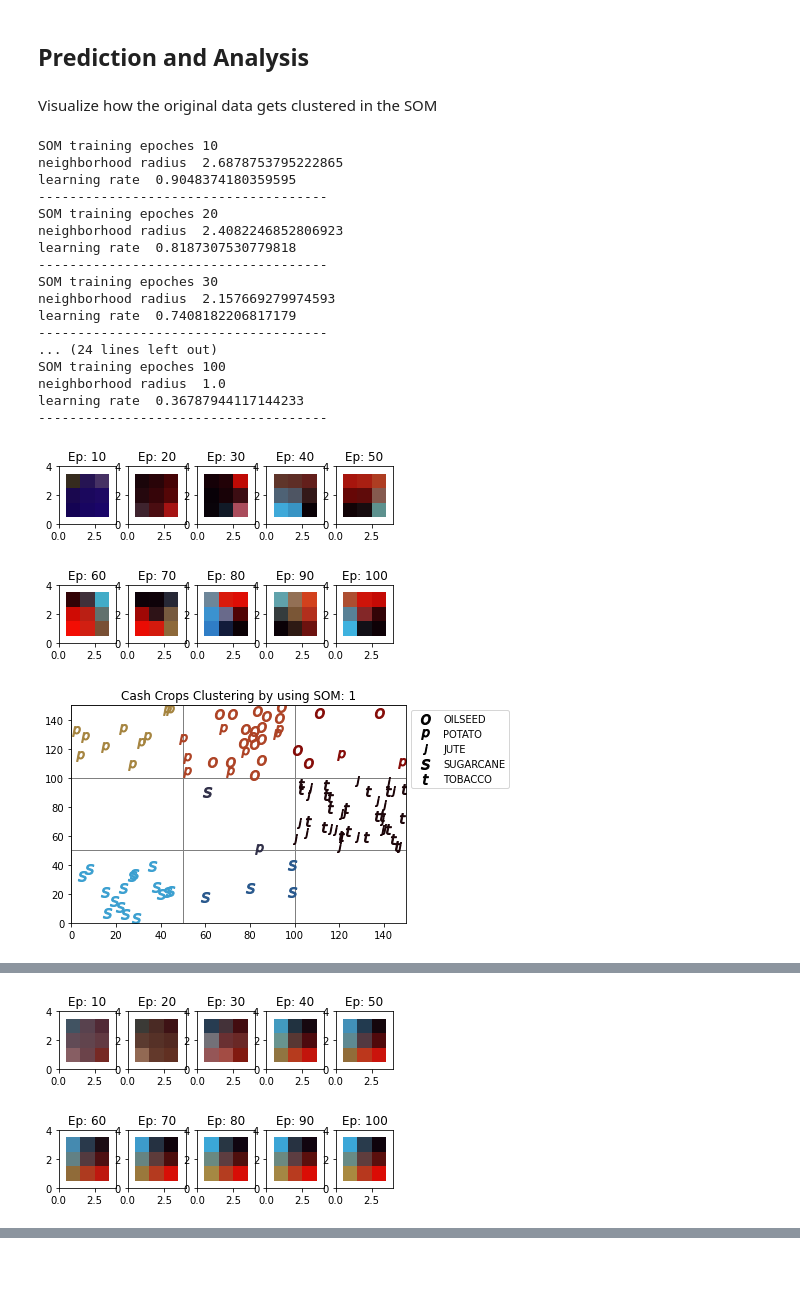
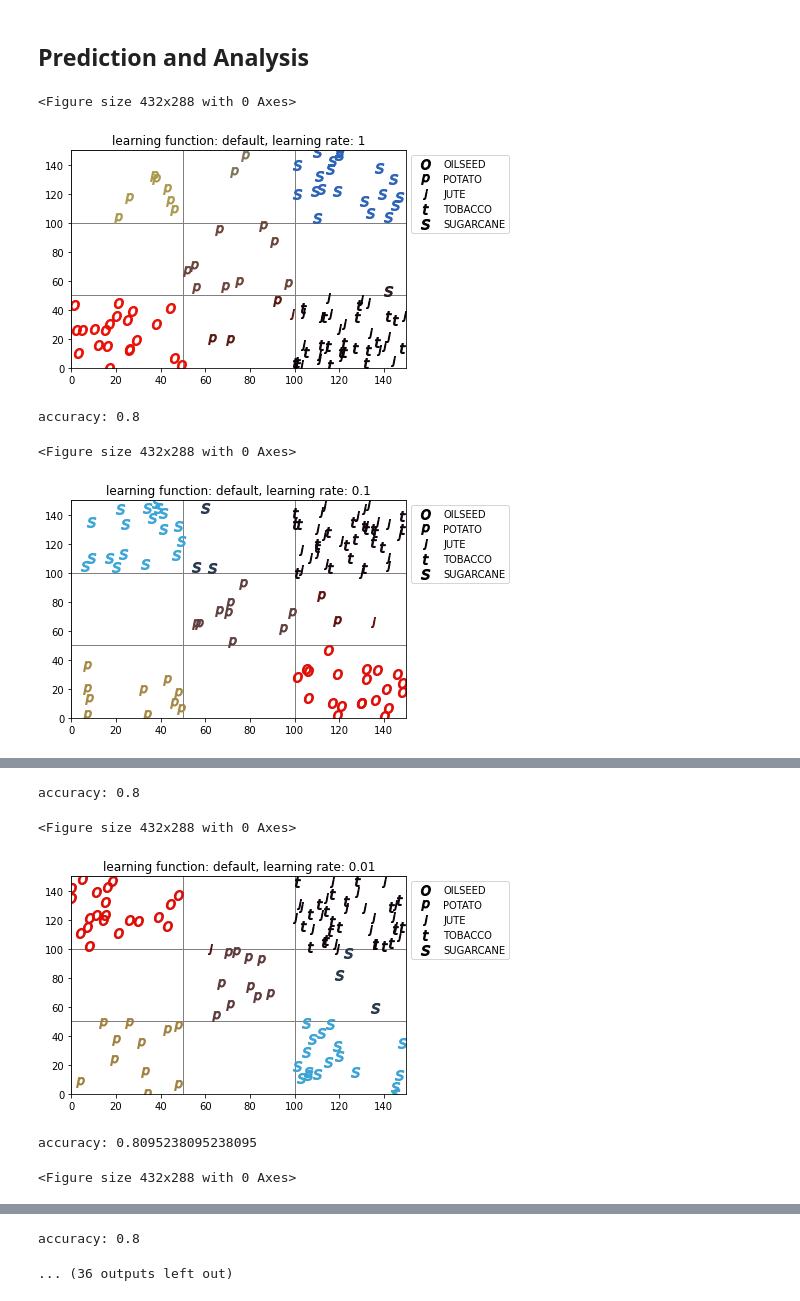
Before and after one commit to richardjonker2000/TMBD-Project-3, a Jupyter notebook: SOM1A.ipynb, the cells around one changed output, grey strips where cells are left out. Saved outputs shown, nothing was run; the diff lists cells and outputs as text; code cells hidden in the pictures; blank space fills up the shorter version.

```diff
--- a/SOM1A.ipynb
+++ b/SOM1A.ipynb
@@ -134,17 +110,37 @@ def arrange_data(agri_som):
     clustered_df = trunc_data.apply(predict, axis=1, agri_som=agri_som)
     joined_df = agri_data.join(clustered_df, rsuffix="_norm")
     return joined_df
-# %% [markdown]
-Visualize how the original data gets clustered in the SOM
+# %%
+def external_purity(df):
+    classes = [str(i) for i in df.bmu_idx.tolist()]
+    classes_uniq = set(classes)
+    clusters = {i:{} for i in classes_uniq}
+    data = [[str(i),j] for i,j in zip(df.bmu_idx.tolist(), df.Crop)]
+    for i in classes_uniq:
+        for j in data:
+            exact= j[0]
+            pred = j[1]
+            if exact == i:
+                if pred not in clusters[exact].keys():
+                    clusters[exact][pred] = 1
+                else:
+                    clusters[exact][pred] += 1
+    total_correct = 0
+    total = len(data)
+    for cluster in clusters.values():
+        total_correct += max(cluster.values())
+
+
+    print("accuracy: "+str(total_correct/total))
 # %%
-def visualize(joined_df, lr, agri_som):
+def visualize(joined_df, lr, lf,agri_som):
     fig = plt.figure()
     # setup axes
     ax = fig.add_subplot(111)
     scale = 50
     ax.set_xlim((0, agri_som.net.shape[0]*scale))
     ax.set_ylim((0, agri_som.net.shape[1]*scale))
-    ax.set_title("Cash Crops Clustering by using SOM: "+str(lr))
+    ax.set_title("learning function: "+lf+", learning rate: "+str(lr))
 
     for x in range(0, agri_som.net.shape[0]):
         for y in range(0, agri_som.net.shape[1]):
@@ -168,37 +164,27 @@ def visualize(joined_df, lr, agri_som):
                               markersize=10, label=label)
     plt.legend(handles=list(legend_map.values()), bbox_to_anchor=(1, 1))
     plt.show()
+    return joined_df
 # %%
-def run(lr):
+def run(lr, lf):
     agri_som = SOM(3,3,3)
     agri_som.train(trunc_data.values,
           num_epochs=100,
-          init_learning_rate=lr
+          init_learning_rate=lr,
+          learning_rate_funtion=lf
           )
     joined_df = arrange_data(agri_som)
-    visualize(joined_df, lr, agri_som)
+    df = visualize(joined_df, lr, lf, agri_som)
+    external_purity(df)
 # %%
-run(1)
-run(0.1)
-run(0.01)
-run(0.001)
+for i in ["default", "linear", "inverse", "power"]:
+    run(1, i)
+    run(0.1, i)
+    run(0.01, i)
+    run(0.001, i)
 # %% [output]
-SOM training epoches 10
-neighborhood radius  2.6878753795222865
-learning rate  0.9048374180359595
--------------------------------------
-SOM training epoches 20
-neighborhood radius  2.4082246852806923
-learning rate  0.8187307530779818
--------------------------------------
-SOM training epoches 30
-neighborhood radius  2.157669279974593
-learning rate  0.7408182206817179
--------------------------------------
-... (24 lines left out)
-SOM training epoches 100
-neighborhood radius  1.0
-learning rate  0.36787944117144233
--------------------------------------
+<Figure size 432x288 with 0 Axes>
-[figure, old version]
+[figure, new version]
+accuracy: 0.8
+<Figure size 432x288 with 0 Axes>
-[figure, old version]
+[figure, new version]
@@ -222 +191,5 @@ learning rate  0.036787944117144235
+accuracy: 0.8
+<Figure size 432x288 with 0 Axes>
-[figure, old version]
+[figure, new version]
+accuracy: 0.8095238095238095
+<Figure size 432x288 with 0 Axes>
@@ -261,0 +197,2 @@ learning rate  0.00036787944117144236
+accuracy: 0.8
+... (36 outputs left out)
```
Also changed, not shown: parts of 11 cells of this notebook, 2 other files.
